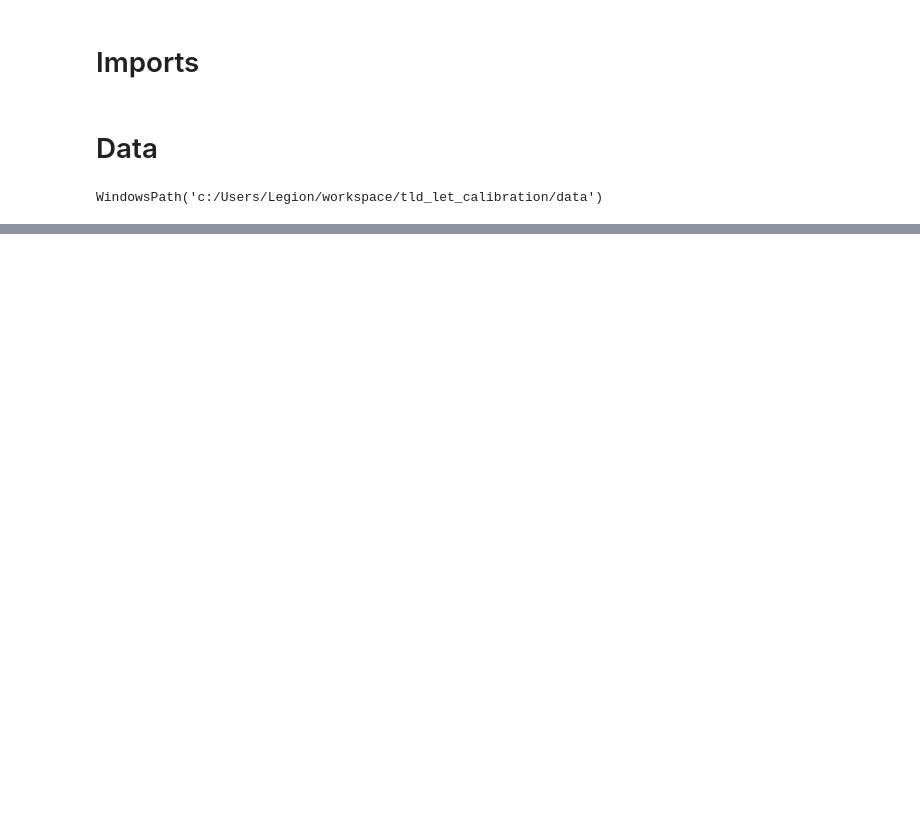
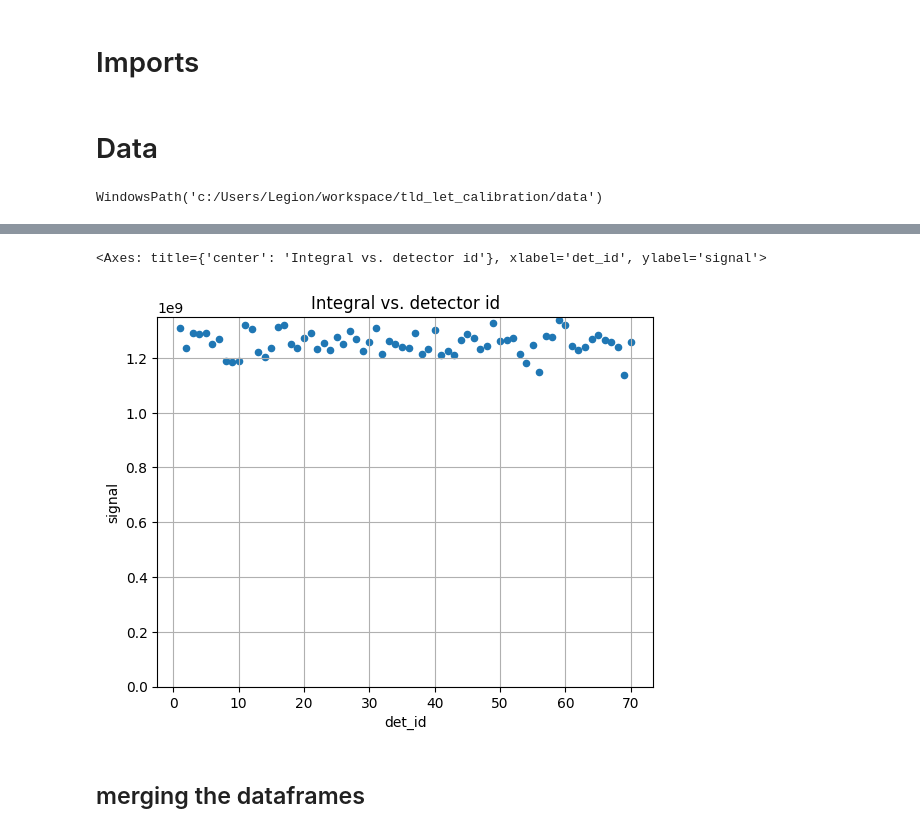
Before and after one commit to grzanka/tld_let_calibration, a Jupyter notebook: notebook/0.2-detector_signal_and_eff.ipynb, the cells around one changed output, grey strips where cells are left out. Cells and saved outputs as stored; diff of their text form; code cells hidden in the pictures; blank space fills up the shorter version.

```diff
--- a/notebook/0.2-detector_signal_and_eff.ipynb
+++ b/notebook/0.2-detector_signal_and_eff.ipynb
@@ -53,0 +170,14 @@ df_calib_mcp
+# %%
+df_calib_mcp_Co60.plot(
+    x="det_id",
+    y="signal",
+    kind="scatter",
+    grid=True,
+    title="Integral vs. detector id",
+    ylim=(0, None),
+)
+# %% [output]
+<Axes: title={'center': 'Integral vs. detector id'}, xlabel='det_id', ylabel='signal'>
+[figure, added]
+# %% [markdown]
+## merging the dataframes
```
Also changed, not shown: parts of 11 cells of this notebook.
